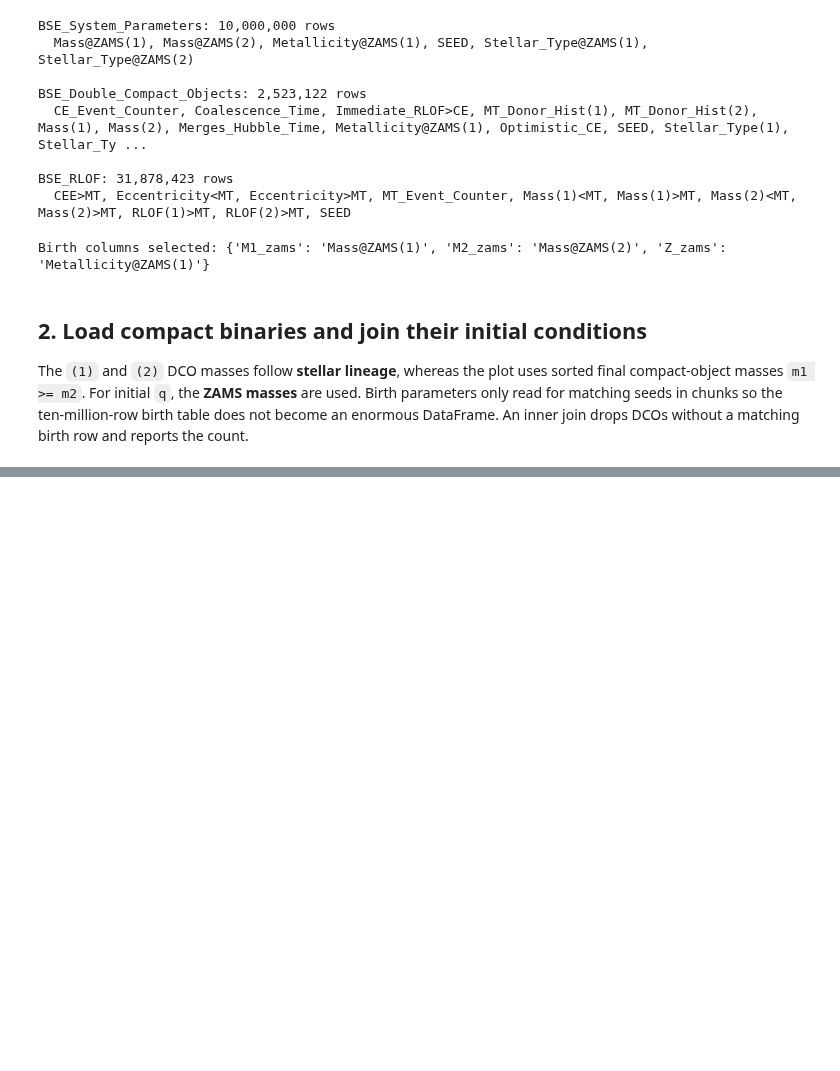
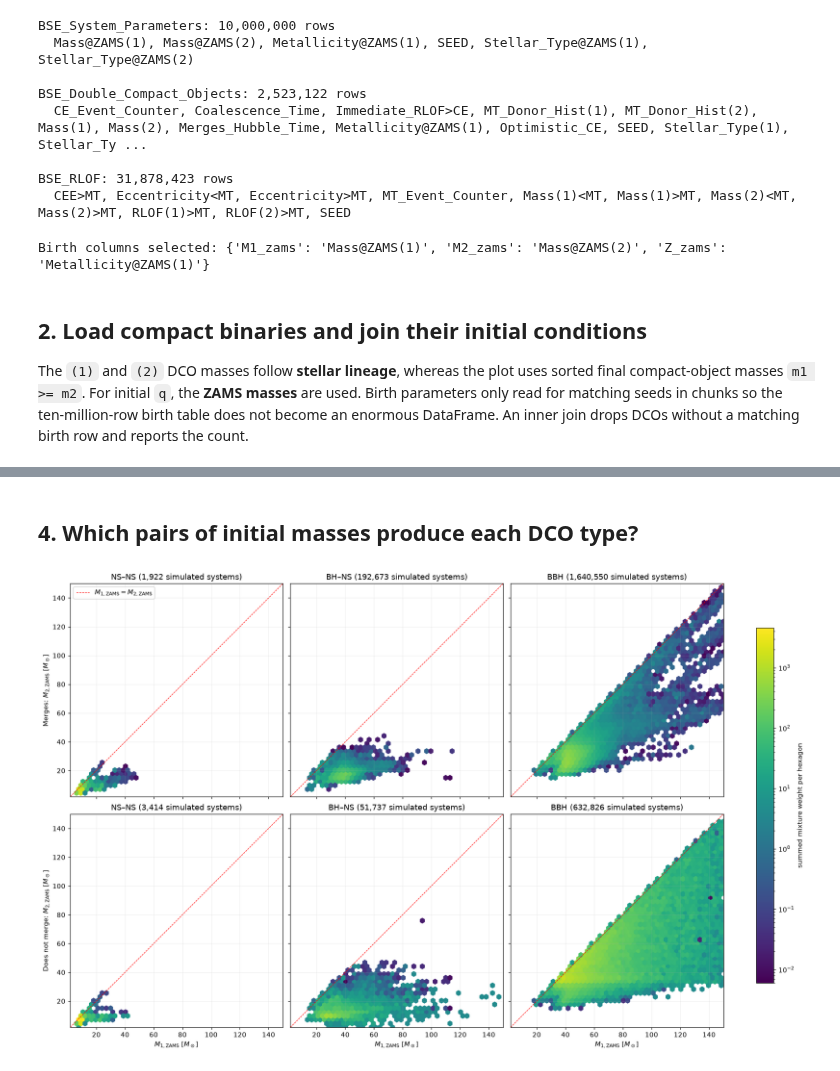
Before and after one commit to maryamahsan-codes/GROWL_GW-Palaeontology, a Jupyter notebook: further_analysis/GROWL_birth_conditions_and_dco_mass_plane.ipynb, the cells around one changed output, grey strips where cells are left out. Cells and saved outputs as stored; diff of their text form; code cells hidden in the pictures; blank space fills up the shorter version.

```diff
--- a/further_analysis/GROWL_birth_conditions_and_dco_mass_plane.ipynb
+++ b/further_analysis/GROWL_birth_conditions_and_dco_mass_plane.ipynb
@@ -424,0 +221,46 @@ Data: [van Son et al. Zenodo record](https://doi.org/10.5281/zenodo.7612755); se
+# %% [markdown]
+## 4. Which pairs of initial masses produce each DCO type?
+# %%
+fig, axes = plt.subplots(2, 3, figsize=(16, 10), sharex=True, sharey=True,
+                        constrained_layout=True)
+
+hexes = []
+
+for row, status in enumerate([1, 0]):
+    for col, kind in enumerate(["NS–NS", "BH–NS", "BBH"]):
+        ax = axes[row, col]
+        group = pop.loc[(pop.merges == status) & (pop.kind == kind)]
+
+        if group.empty:
+            ax.set_title(f"{kind}: no systems")
+            continue
+
+        h = ax.hexbin(group.M1_zams, group.M2_zams, C=group.w, reduce_C_function=np.sum,
+                      gridsize=50, mincnt=1, extent=(mass_lo, mass_hi, mass_lo, mass_hi),
+                      cmap="viridis")
+        hexes.append(h)
+
+        ax.plot([mass_lo, mass_hi], [mass_lo, mass_hi], "--", c="red", lw=0.8,
+                 label = r"$M_{1,\rm ZAMS} = M_{2,\rm ZAMS}$")
+        ax.set(xlim=(mass_lo, mass_hi), ylim=(mass_lo, mass_hi),
+            title=f"{kind} ({len(group):,} simulated systems)")
+
+    axes[row, 0].set_ylabel(("Merges: " if status else "Does not merge: ") + r"$M_{2,\rm ZAMS}$ [$M_\odot$]")
+
+axes[0,0].legend()
+
+for ax in axes[-1]:
+    ax.set_xlabel(r"$M_{1,\rm ZAMS}$ [$M_\odot$]")
+
+positive = np.concatenate([np.asarray(h.get_array())[np.asarray(h.get_array()) > 0]
+                           for h in hexes])
+common_norm = LogNorm(vmin=positive.min(), vmax=positive.max())
+
+for h in hexes:
+    h.set_norm(common_norm)
+
+fig.colorbar(hexes[0], ax=axes, shrink=0.8,
+             label="summed mixture weight per hexagon")
+plt.show()
+# %% [output]
+[figure, added]
```
Also changed, not shown: parts of 41 cells of this notebook, 1 other file.
